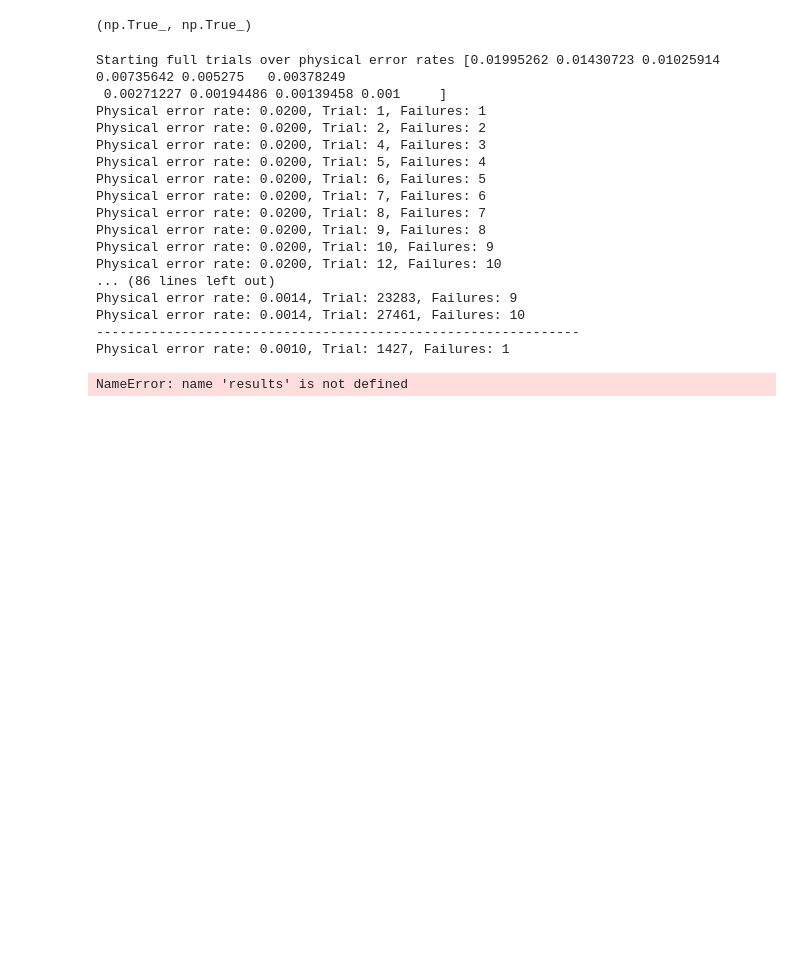
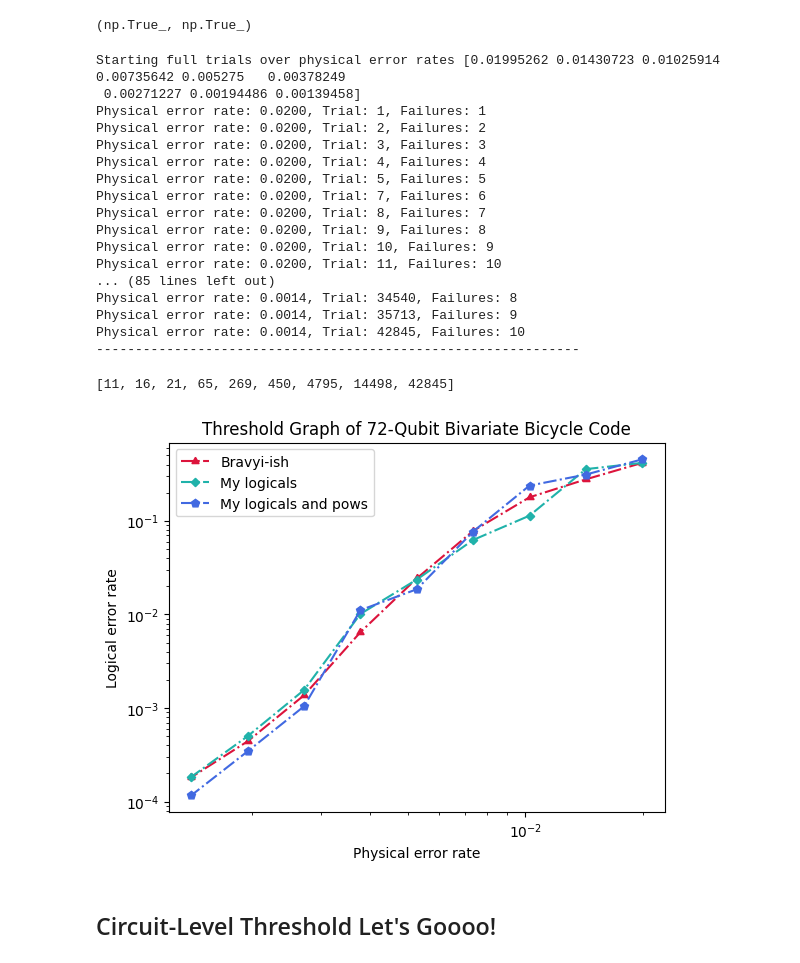
Before and after one commit to e-kneip/bbqudit, a Jupyter notebook: bbq/notebooks/circuit_level/ultimate.ipynb, the cells around one changed output. Drawn from its saved outputs; the diff is of its cells as text; code cells hidden in the pictures; blank space fills up the shorter version.

```diff
--- a/bbq/notebooks/circuit_level/ultimate.ipynb
+++ b/bbq/notebooks/circuit_level/ultimate.ipynb
@@ -218,7 +222,7 @@ np.all(channel_prob_x == bravyi['channel_probsX']), np.all(channel_prob_z == bra
 # %% [output]
 (np.True_, np.True_)
 # %%
-physical_error = np.logspace(-1.7, -3, 10)
+physical_error = np.logspace(-1.7, -3, 10)[0:-1]
 results = []
 print(f'Starting full trials over physical error rates {physical_error}')
 
@@ -273,31 +277,43 @@ for p in physical_error:
     results.append(trials)
 # %% [output]
 Starting full trials over physical error rates [0.01995262 0.01430723 0.01025914 0.00735642 0.005275   0.00378249
- 0.00271227 0.00194486 0.00139458 0.001     ]
+ 0.00271227 0.00194486 0.00139458]
 Physical error rate: 0.0200, Trial: 1, Failures: 1
 Physical error rate: 0.0200, Trial: 2, Failures: 2
-Physical error rate: 0.0200, Trial: 4, Failures: 3
-Physical error rate: 0.0200, Trial: 5, Failures: 4
-Physical error rate: 0.0200, Trial: 6, Failures: 5
+Physical error rate: 0.0200, Trial: 3, Failures: 3
+Physical error rate: 0.0200, Trial: 4, Failures: 4
+Physical error rate: 0.0200, Trial: 5, Failures: 5
 Physical error rate: 0.0200, Trial: 7, Failures: 6
 Physical error rate: 0.0200, Trial: 8, Failures: 7
 Physical error rate: 0.0200, Trial: 9, Failures: 8
 Physical error rate: 0.0200, Trial: 10, Failures: 9
-Physical error rate: 0.0200, Trial: 12, Failures: 10
-... (86 lines left out)
-Physical error rate: 0.0014, Trial: 23283, Failures: 9
-Physical error rate: 0.0014, Trial: 27461, Failures: 10
+Physical error rate: 0.0200, Trial: 11, Failures: 10
+... (85 lines left out)
+Physical error rate: 0.0014, Trial: 34540, Failures: 8
+Physical error rate: 0.0014, Trial: 35713, Failures: 9
+Physical error rate: 0.0014, Trial: 42845, Failures: 10
 --------------------------------------------------------------
-Physical error rate: 0.0010, Trial: 1427, Failures: 1
+# %%
+results
+# %% [output]
+[11, 16, 21, 65, 269, 450, 4795, 14498, 42845]
 # %%
-results
+physical_error = np.logspace(-1.7, -3, 10)[0:-1]
+results = [12, 18, 28, 64, 206, 774, 3654, 11334, 27461]
+results_log = [12, 14, 44, 80, 212, 494, 3209, 9992, 27193]
+results_log_pow = [11, 16, 21, 65, 269, 450, 4795, 14498, 42845]
-# %% [output]
-NameError: name 'results' is not defined
 # %%
-plt.plot(physical_error, 10/(2*np.array(results)), '-.', label='3x3', color='crimson', marker='o')
+plt.plot(physical_error, 10/(2*np.array(results)), '-.', label='Bravyi-ish', color='crimson', marker=(3, 0, 0))
+plt.plot(physical_error, 10/(2*np.array(results_log)), '-.', label='My logicals', color='lightseagreen', marker=(4, 0, 0))
+plt.plot(physical_error, 10/(2*np.array(results_log_pow)), '-.', label='My logicals and pows', color='royalblue', marker=(5, 0, 0))
+# plt.plot(physical_error, 10/(2*np.array(results)), '-.', color='darkorchid', marker=(6, 0, 0))
 plt.xscale('log')
 plt.yscale('log')
 plt.xlabel('Physical error rate')
 plt.ylabel('Logical error rate')
 plt.legend()
 plt.title('Threshold Graph of 72-Qubit Bivariate Bicycle Code');
+# %% [output]
+[figure, added]
+# %% [markdown]
+## Circuit-Level Threshold Let's Goooo!
```
Also changed, not shown: parts of 42 cells of this notebook.
